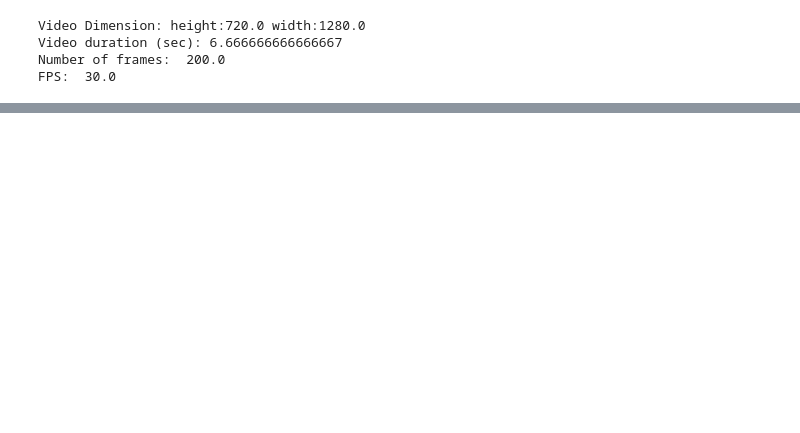
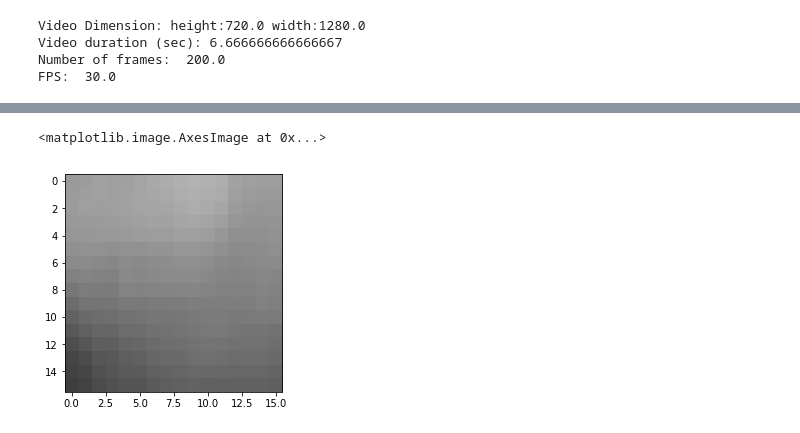
Before and after one commit to alaanousir/H.264-Video-Compression, a Jupyter notebook: Main.ipynb, the cells around one changed output, grey strips where cells are left out. Saved outputs shown, nothing was run; the diff lists cells and outputs as text; code cells hidden in the pictures; blank space fills up the shorter version.

```diff
--- a/Main.ipynb
+++ b/Main.ipynb
@@ -81,0 +214,6 @@ array([[ 4,  4,  4, ...,  4,  4,  4],
+# %%
+from PIL import Image
+plt.imshow(Image.fromarray(im_blocks_p[2000]))
+# %% [output]
+<matplotlib.image.AxesImage at 0x...>
+[figure, added]
```
Also changed, not shown: parts of 10 cells of this notebook.
